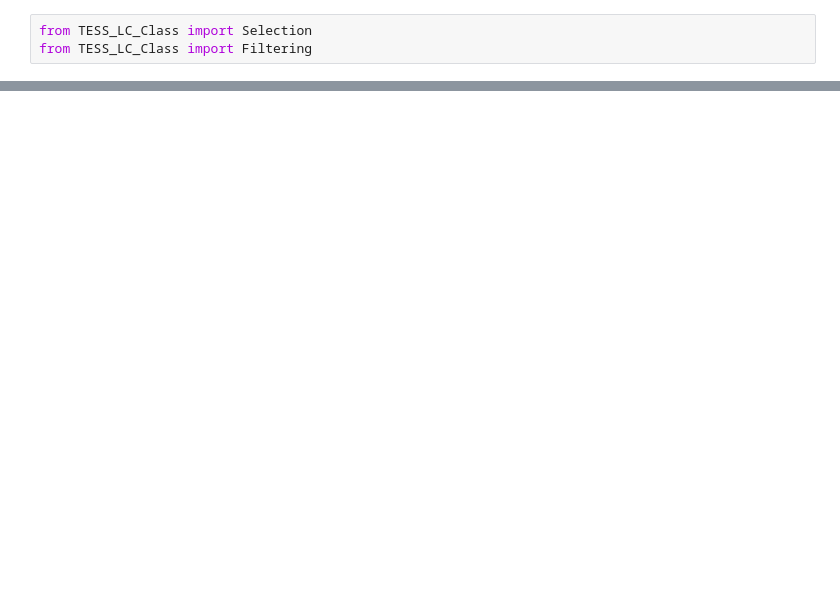
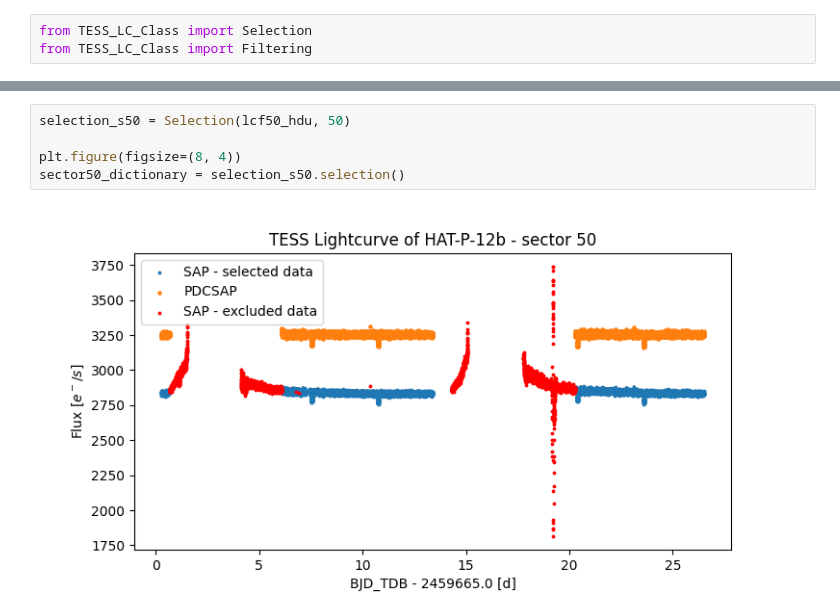
Before and after one commit to AstroMichele/AstroLab2-2024, a Jupyter notebook: TESS_lc.ipynb, the cells around one changed output, grey strips where cells are left out. Drawn from its saved outputs; the diff is of its cells as text; blank space fills up the shorter version.

```diff
--- a/TESS_lc.ipynb
+++ b/TESS_lc.ipynb
@@ -47,0 +61,7 @@ sector76_dictionary = selection_s76.manual_selection(2460369.0)
+# %%
+selection_s50 = Selection(lcf50_hdu, 50)
+
+plt.figure(figsize=(8, 4))
+sector50_dictionary = selection_s50.selection()
+# %% [output]
+[figure, added]
```
Also changed, not shown: parts of 22 cells of this notebook, 10 other files.
